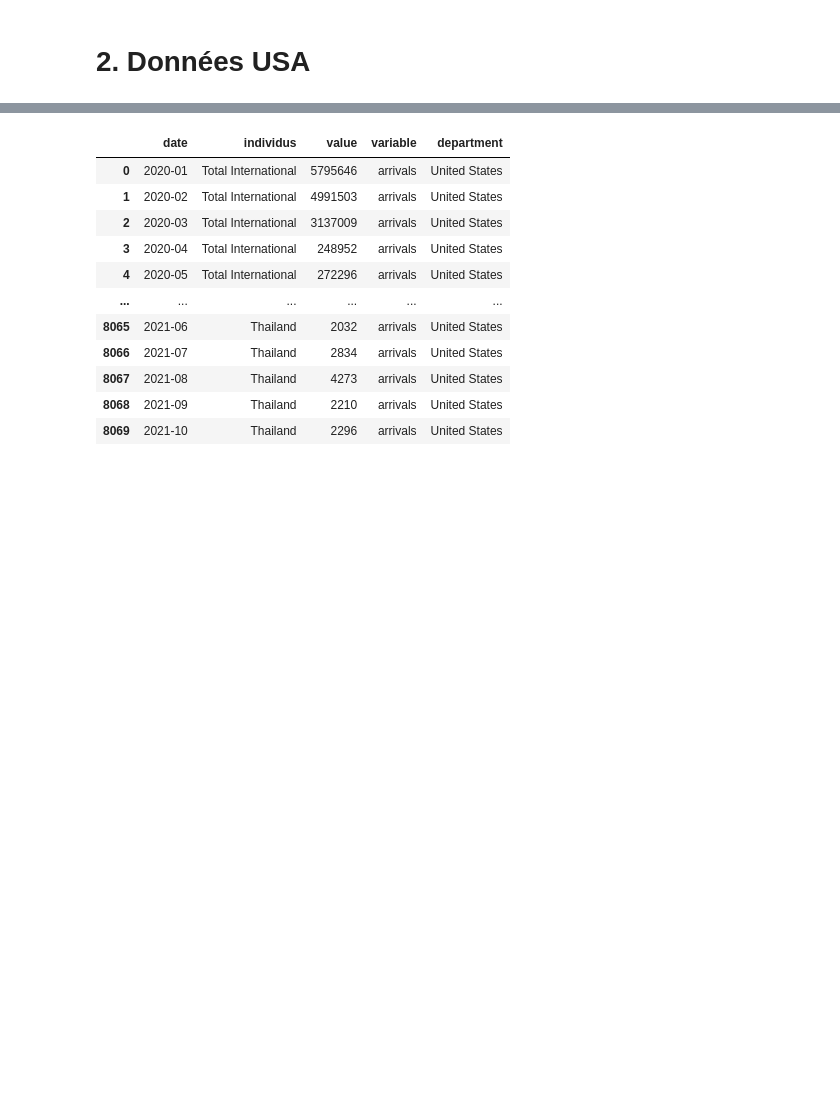
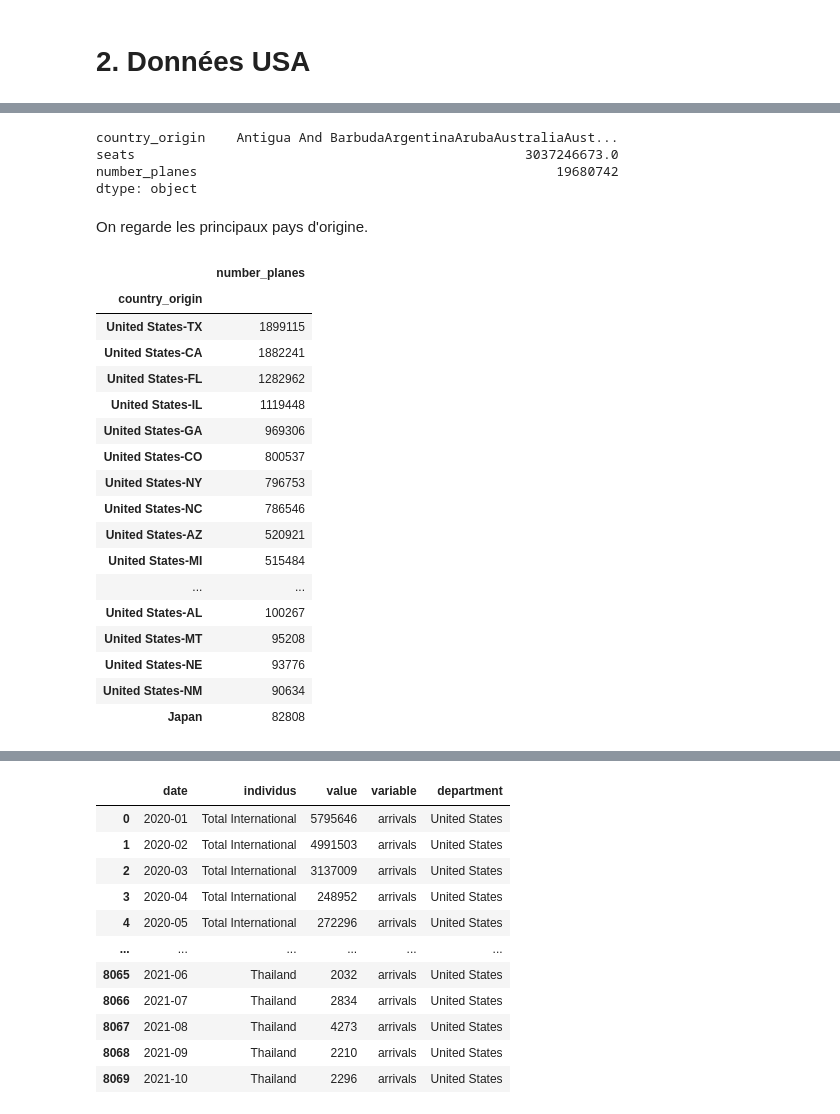
Before and after one commit to julienowack/stat_app, a Jupyter notebook: exploration des bdd.ipynb, the cells around one changed output, grey strips where cells are left out. Drawn from its saved outputs; the diff is of its cells as text; code cells hidden in the pictures; blank space fills up the shorter version.

```diff
--- a/exploration des bdd.ipynb
+++ b/exploration des bdd.ipynb
@@ -316,0 +389,33 @@ df_reviews_france
+# %%
+# Total de sièges et de vols
+df_air_traffic_US_origin1 = df_air_traffic_US_origin.sum()
+df_air_traffic_US_origin1
+# %% [output]
+country_origin    Antigua And BarbudaArgentinaArubaAustraliaAust...
+seats                                                  3037246673.0
+number_planes                                              19680742
+dtype: object
+# %% [markdown]
+On regarde les principaux pays d'origine.
+# %%
+TOP20_Origin = df_air_traffic_US_origin.groupby('country_origin').agg({'number_planes': "sum"}).sort_values('number_planes', ascending = False).head(40)
+TOP20_Origin
+# %% [output]
+|  | number_planes |
+| country_origin |  |
+| United States-TX | 1899115 |
+| United States-CA | 1882241 |
+| United States-FL | 1282962 |
+| United States-IL | 1119448 |
+| United States-GA | 969306 |
+| United States-CO | 800537 |
+| United States-NY | 796753 |
+| United States-NC | 786546 |
+| United States-AZ | 520921 |
+| United States-MI | 515484 |
+| ... | ... |
+| United States-AL | 100267 |
+| United States-MT | 95208 |
+| United States-NE | 93776 |
+| United States-NM | 90634 |
+| Japan | 82808 |
```
Also changed, not shown: parts of 17 cells of this notebook.
